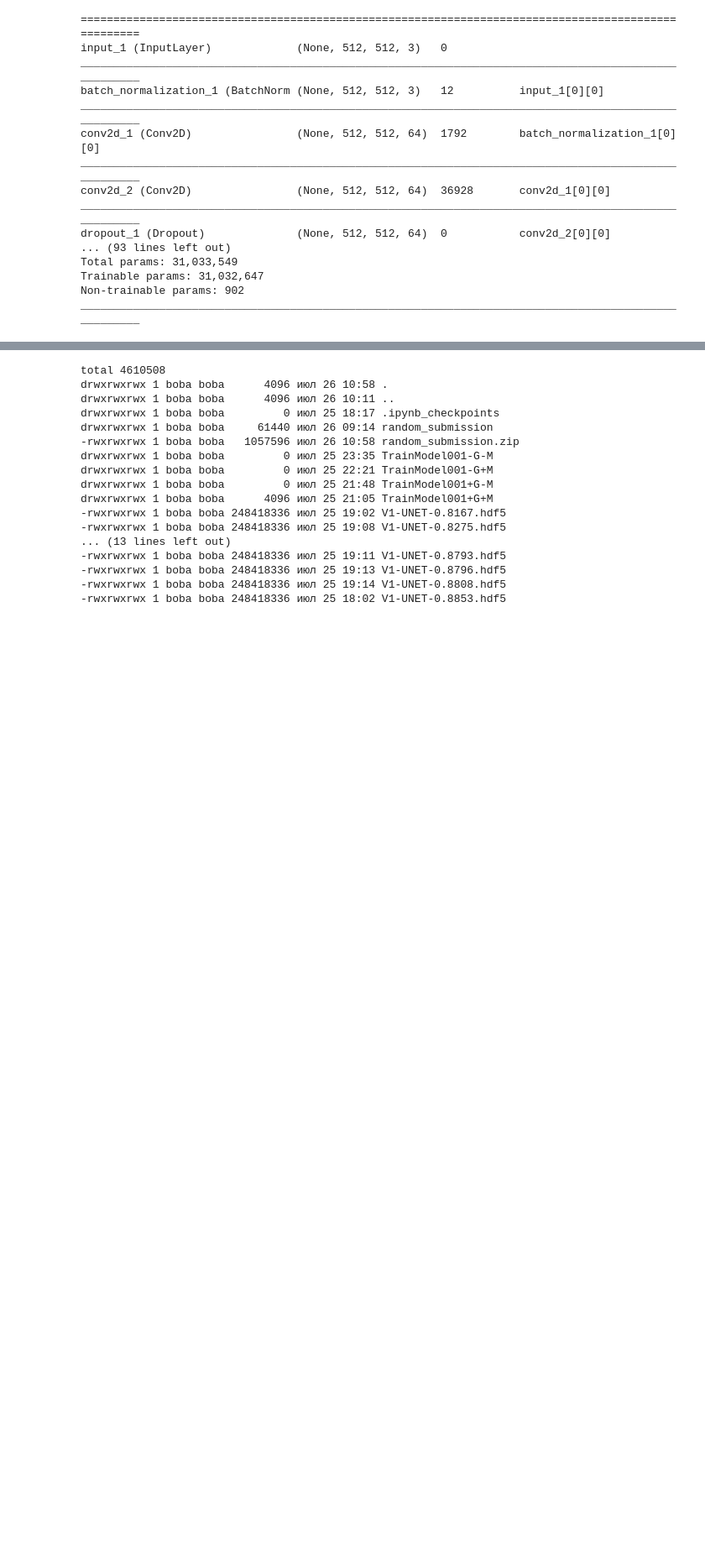
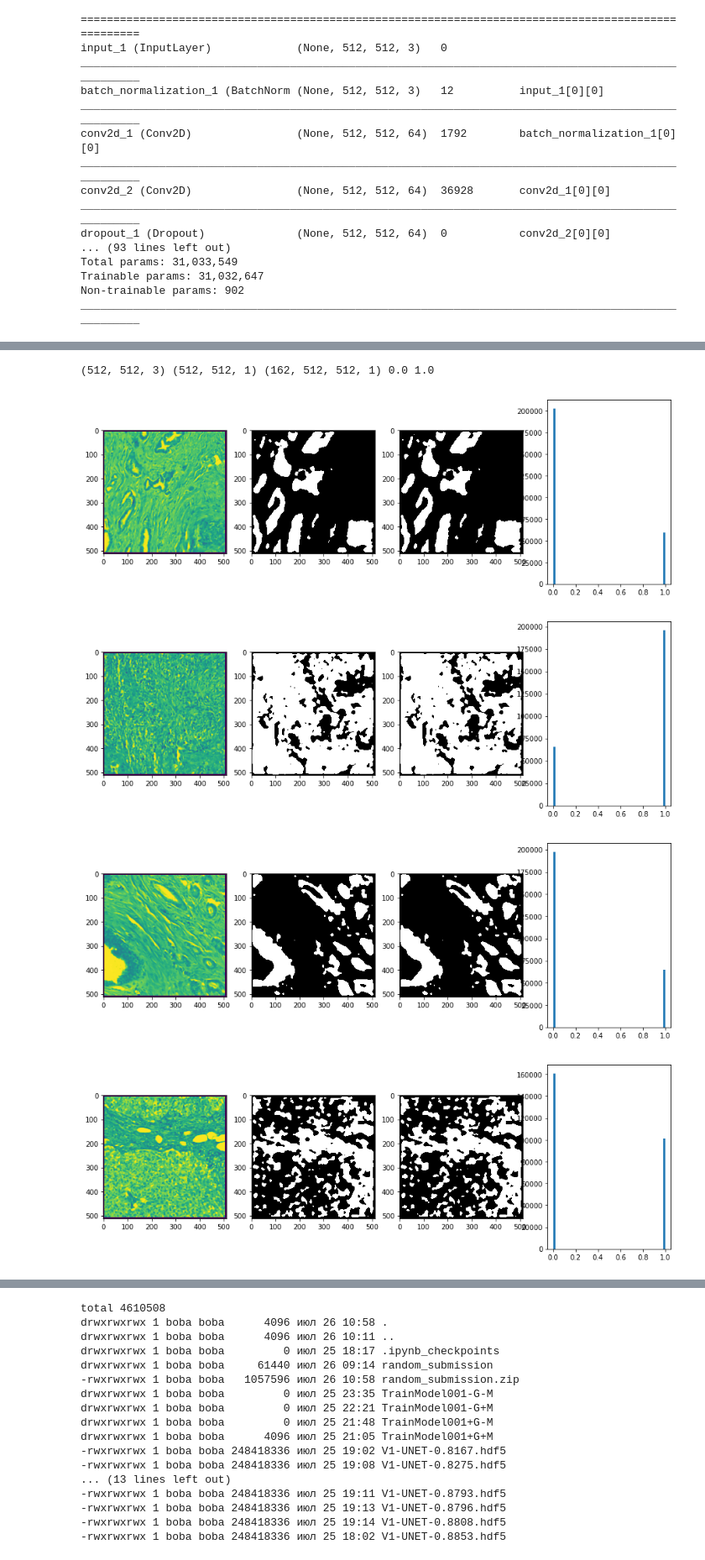
Before and after one commit to SorokinV/TopCoder-2017-07-Pathologic-Segmentation, a Jupyter notebook: Jupyter-Net/Konica-V1-UNet.ipynb, the cells around one changed output, grey strips where cells are left out. Shown at 84% size. Saved outputs shown, nothing was run; the diff lists cells and outputs as text; code cells hidden in the pictures; blank space fills up the shorter version.

```diff
--- a/Jupyter-Net/Konica-V1-UNet.ipynb
+++ b/Jupyter-Net/Konica-V1-UNet.ipynb
@@ -405,8 +436,8 @@ for xx in listTest :
     img = cv.imread(os.path.join(dirTest,xx),-1)
     if 1 and (Gauss or Median):
         for cc in range(img.shape[2]) :
-            if Gauss  : img[:,:,cc] = cv.GaussianBlur(img[:,:,cc],(3,3),0);
-            if Median : img[:,:,cc] = cv.medianBlur  (img[:,:,cc],5);
+            if Gauss  : img[:,:,cc] = cv.GaussianBlur(img[:,:,cc],(Gauss,Gauss),0);
+            if Median : img[:,:,cc] = cv.medianBlur  (img[:,:,cc],Median);
     #print(img.mean(),msk.mean())
     if flagGray :
         img = cv.cvtColor(img,cv.COLOR_RGB2GRAY);
@@ -432,3 +463,20 @@ Wall time: 39 s
 trOP01 = trOP
 trOP01[trOP>0.5] =1.0
 trOP01[trOP<=0.5]=0.0
+# %%
+iii = 20
+print(trO[0].shape,trP01[0].shape,trOP01.shape,trOP.min(),trOP.max())
+for ii in range(iii,iii+10) :
+    plt.figure(figsize=(15,5))
+    plt.subplot(141); plt.imshow(trO[ii,:,:,0]);
+    plt.subplot(142); plt.imshow(trOP01[ii,:,:,0],'gray');
+    plt.subplot(143); plt.imshow(trOP[ii,:,:,0],'gray');
+    plt.subplot(144); plt.hist(trOP[ii,:,:,0].ravel(),bins=50);
+    plt.show()
+plt.close()
+# %% [output]
+(512, 512, 3) (512, 512, 1) (162, 512, 512, 1) 0.0 1.0
+[figure, added]
+[figure, added]
+[figure, added]
+[figure, added]
```
Also changed, not shown: parts of 17 cells of this notebook, 1 other file.
